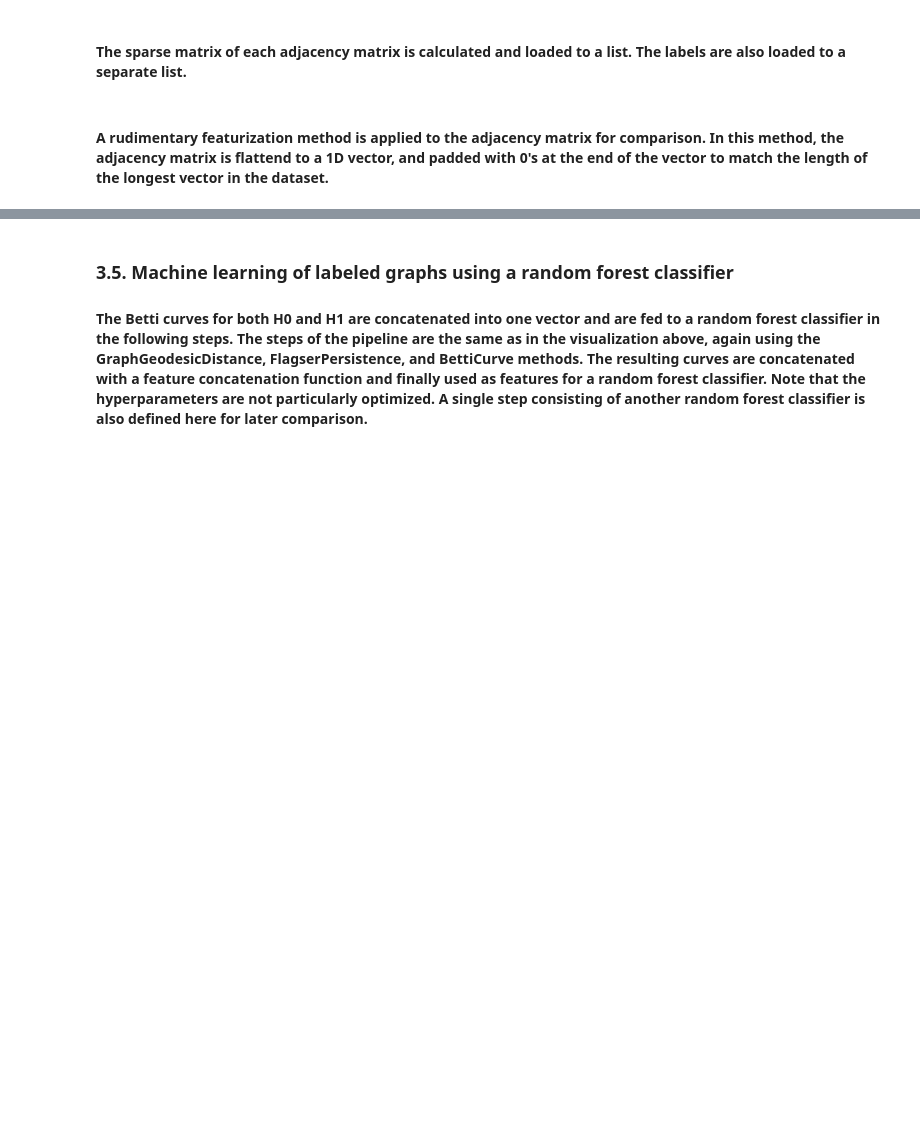
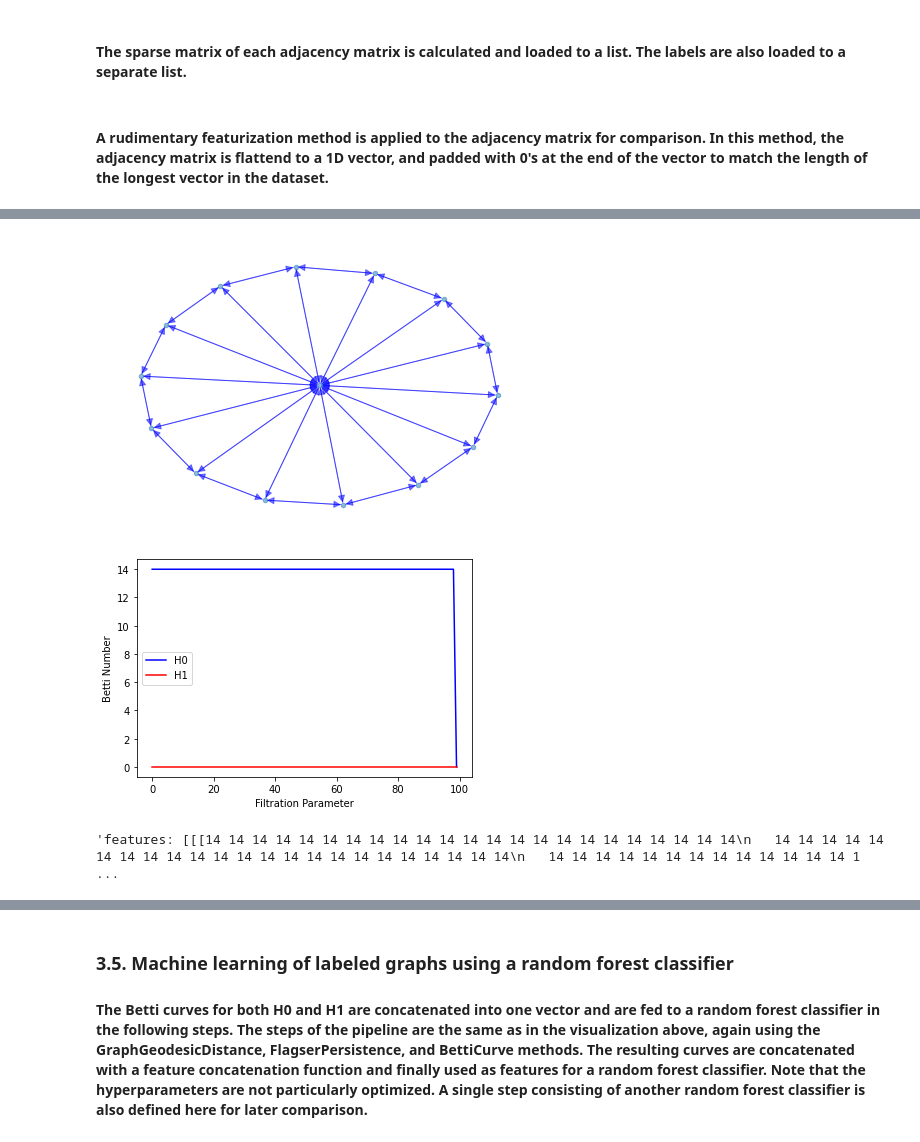
Before and after one commit to giotto-ai/gtda-challenge-2020, a Jupyter notebook: kazuyamagiwa/Graph_Classification_with_Giotto-tda.ipynb, the cells around one changed output, grey strips where cells are left out. Cells and saved outputs as stored; diff of their text form; code cells hidden in the pictures; blank space fills up the shorter version.

```diff
--- a/kazuyamagiwa/Graph_Classification_with_Giotto-tda.ipynb
+++ b/kazuyamagiwa/Graph_Classification_with_Giotto-tda.ipynb
@@ -151,5 +163,11 @@ plot_graph(adj_td_graph[300], labels[300])
 [figure]
 'features: [[[9 9 9 9 9 9 9 9 9 9 9 9 9 9 9 9 9 9 9 9 9 9 9 9 9 9 9 9 9 9 9 9 9 9 9\n   9 9 9 9 9 9 9 9 9 9 9 9 9 9 9 9 9 9 9 9 9 9 9 9 9 9 9 9 9 9 9 9 9 9 9\n   9 9 9 9 9 9 9 9 9 9 9 9 9 9 9 9 9 9 9  ...
+# %%
+plot_graph(adj_td_graph[310], labels[310])
+# %% [output]
+[figure, added]
+[figure, added]
+'features: [[[14 14 14 14 14 14 14 14 14 14 14 14 14 14 14 14 14 14 14 14 14 14 14\n   14 14 14 14 14 14 14 14 14 14 14 14 14 14 14 14 14 14 14 14 14 14 14\n   14 14 14 14 14 14 14 14 14 14 14 14 14 1 ...
 # %%
 plot_graph(adj_td_graph[450], labels[450])
 # %% [output]
```
Also changed, not shown: parts of 19 cells of this notebook.
